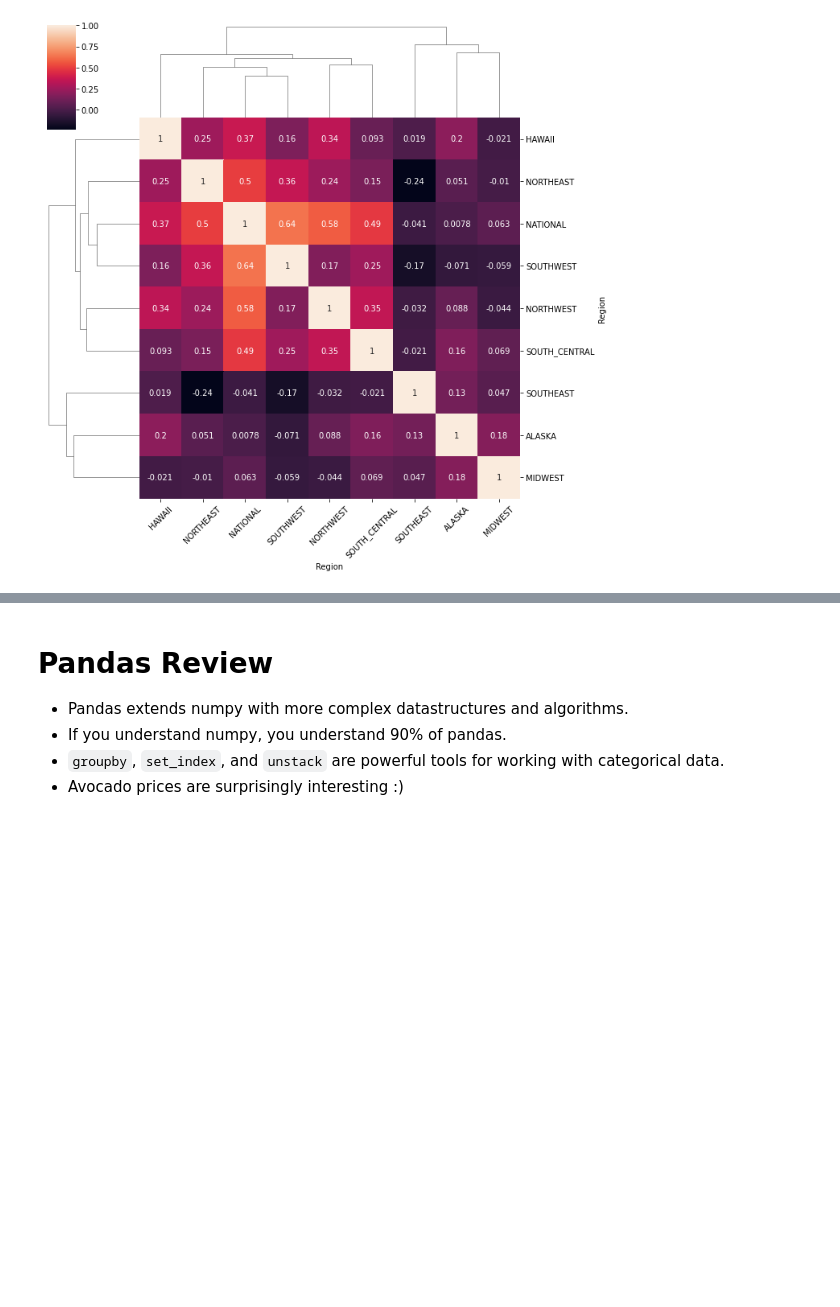
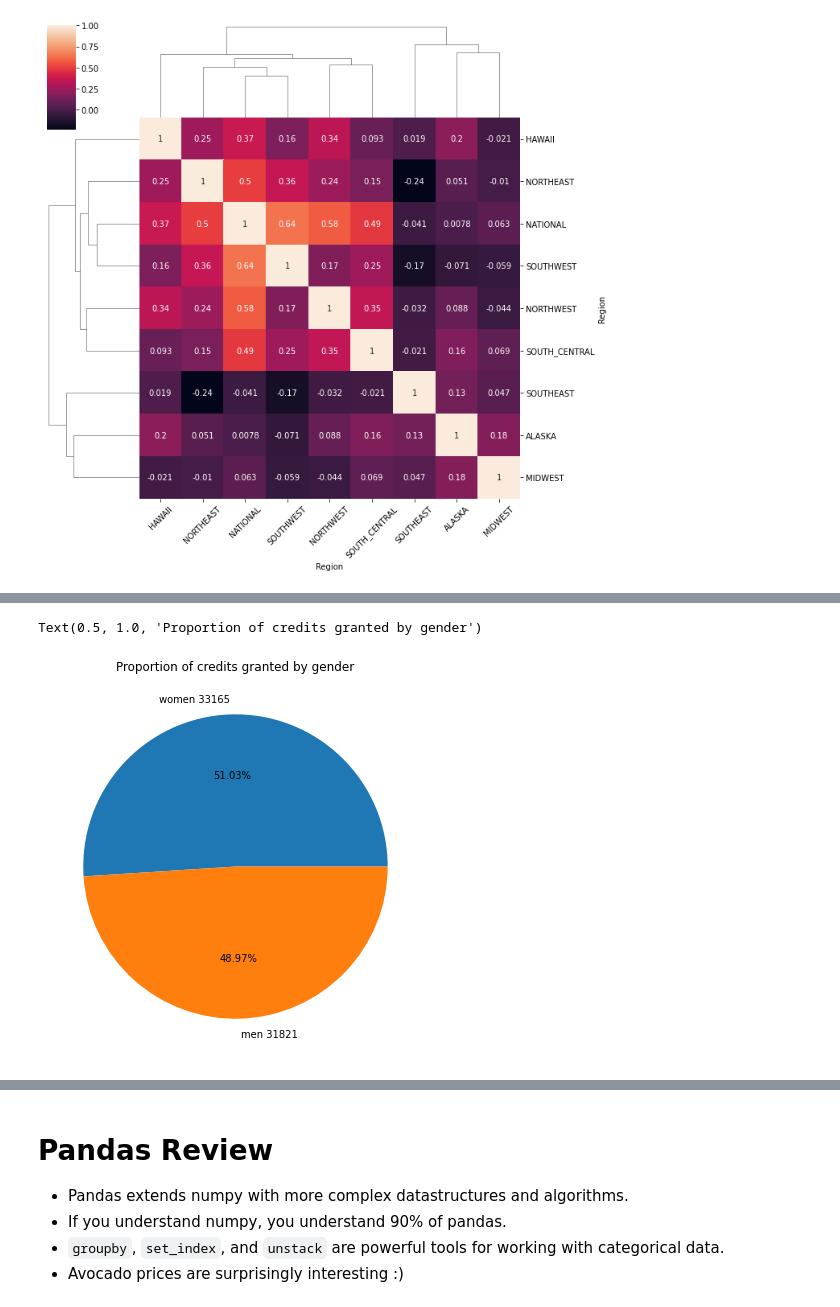
Before and after one commit to slondonoq/AlgorithmsUN2022II, a Jupyter notebook: Lab2/slondonoq_Lab2.ipynb, the cells around one changed output, grey strips where cells are left out. Cells and saved outputs as stored; diff of their text form; code cells hidden in the pictures; blank space fills up the shorter version.

```diff
--- a/Lab2/slondonoq_Lab2.ipynb
+++ b/Lab2/slondonoq_Lab2.ipynb
@@ -1636,0 +1517,3 @@ ax.set_xticklabels(ax.get_xticklabels(), rotation=45);
+# %%
+ICETEX = pd.read_csv('Cr_ditos_Otorgados_por_ICETEX.csv')
+ICETEX
@@ -1636,0 +1534,7 @@ ax.set_xticklabels(ax.get_xticklabels(), rotation=45);
+# %%
+sexo = ICETEX.SEXO.value_counts()
+plt.pie(sexo, labels=['women '+str(sexo[0]), 'men '+str(sexo[1])], autopct= lambda p:f'{p:.2f}%')
+plt.title('Proportion of credits granted by gender')
+# %% [output]
+Text(0.5, 1.0, 'Proportion of credits granted by gender')
+[figure, added]
```
Also changed, not shown: parts of 75 cells of this notebook.
